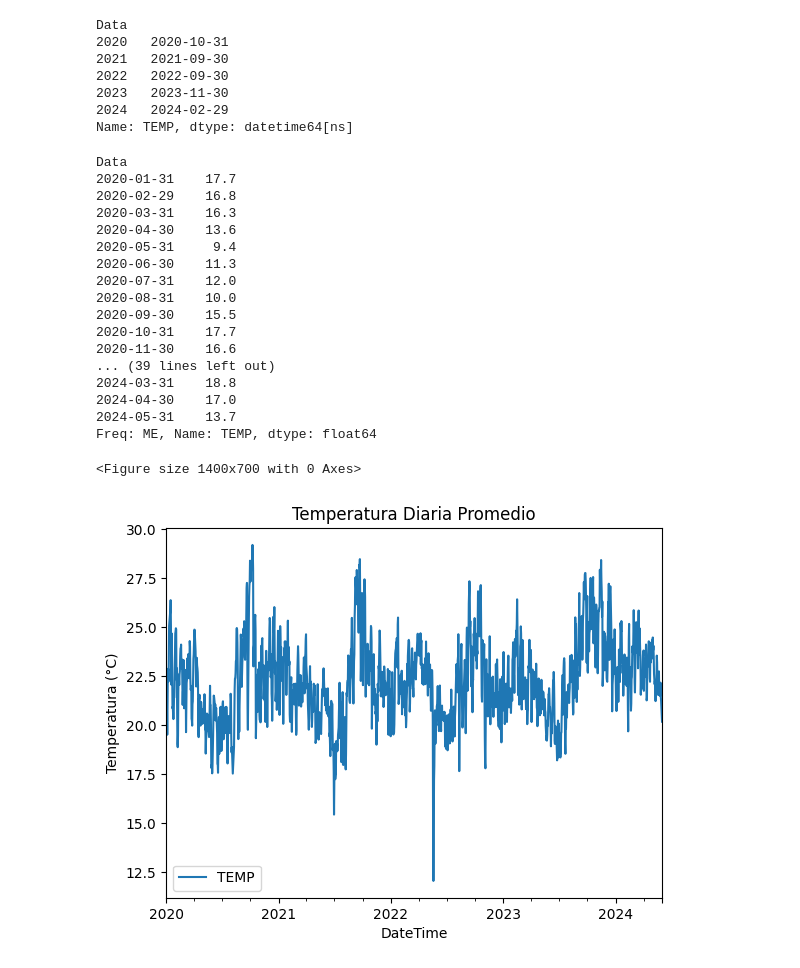
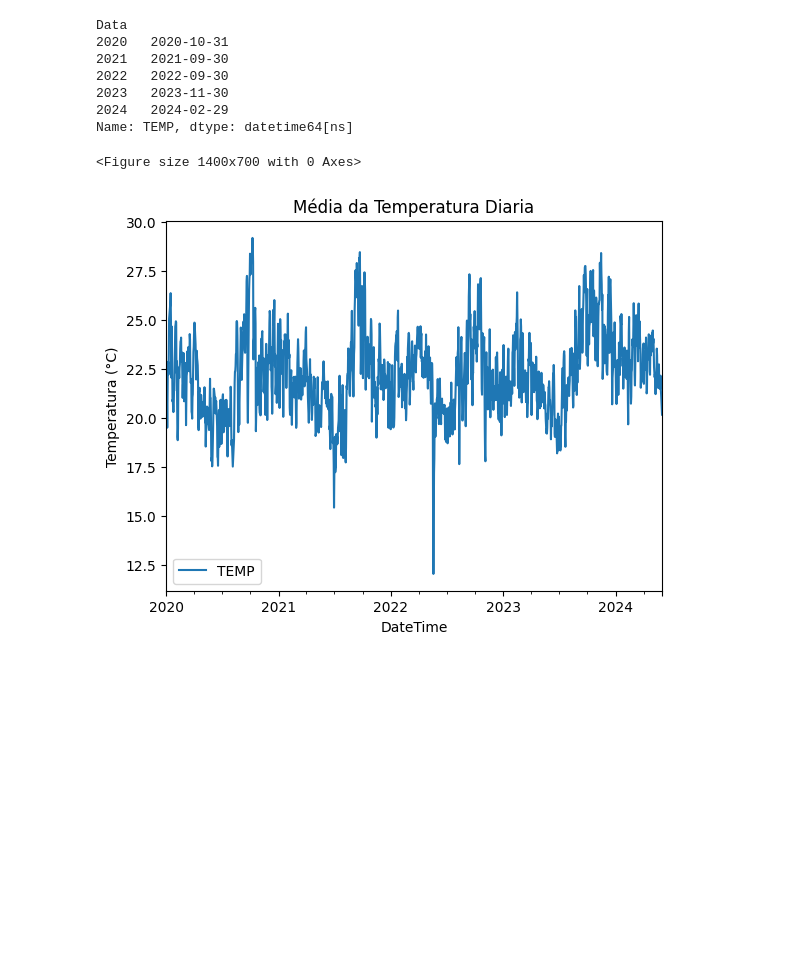
Before and after one commit to Joangopa/Temperatura_Brasilia_Prediction, a Jupyter notebook: analise_dados.ipynb, the cells around one changed output. Drawn from its saved outputs; the diff is of its cells as text; code cells hidden in the pictures; blank space fills up the shorter version.

```diff
--- a/analise_dados.ipynb
+++ b/analise_dados.ipynb
@@ -126,36 +99,14 @@ Name: TEMP, dtype: datetime64[ns]
 # %%
 # Temperatura media diaria
 daily_mean = df.resample('D').mean()
 
 # Temperatura mínima mensual
 monthly_min = df.resample('ME').min()
 
-monthly_min
+# Gráfico de la temperatura diaria
+plt.figure(figsize=(14, 7))
+df2.resample('D').mean().plot(y='TEMP', title='Média da Temperatura Diaria', ylabel='Temperatura (°C)')
+plt.show()
 # %% [output]
-Data
-2020-01-31    17.7
-2020-02-29    16.8
-2020-03-31    16.3
-2020-04-30    13.6
-2020-05-31     9.4
-2020-06-30    11.3
-2020-07-31    12.0
-2020-08-31    10.0
-2020-09-30    15.5
-2020-10-31    17.7
-2020-11-30    16.6
-... (39 lines left out)
-2024-03-31    18.8
-2024-04-30    17.0
-2024-05-31    13.7
-Freq: ME, Name: TEMP, dtype: float64
+<Figure size 1400x700 with 0 Axes>
+[figure, added]
-# %%
-import matplotlib.pyplot as plt
-
-# Gráfico de la temperatura diaria
-plt.figure(figsize=(14, 7))
-df2.resample('D').mean().plot(y='TEMP', title='Temperatura Diaria Promedio', ylabel='Temperatura (°C)')
-plt.show()
-# %% [output]
-<Figure size 1400x700 with 0 Axes>
-[figure, removed]
```
Also changed, not shown: parts of 4 cells of this notebook, 4 other files.
